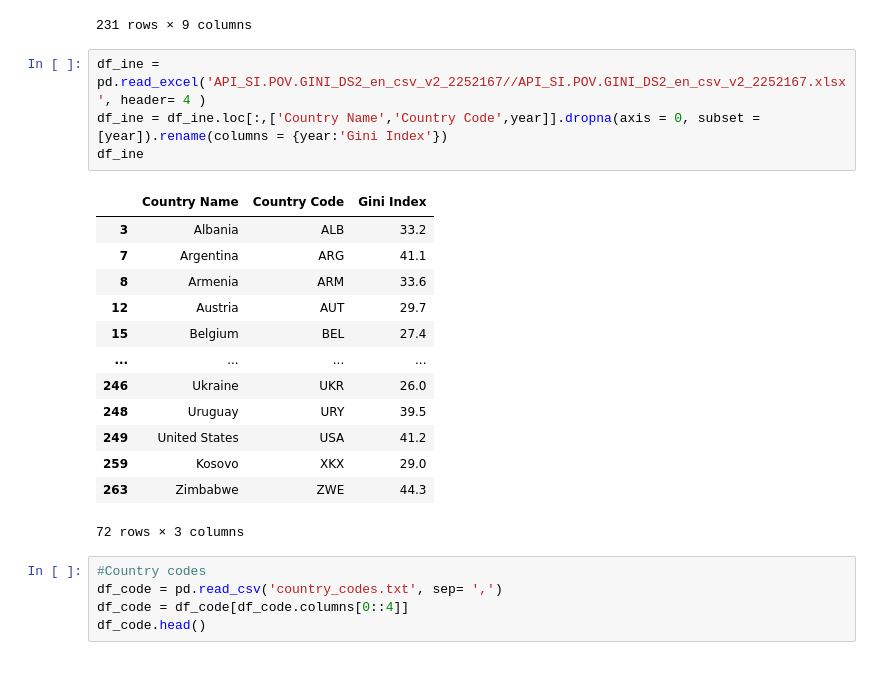
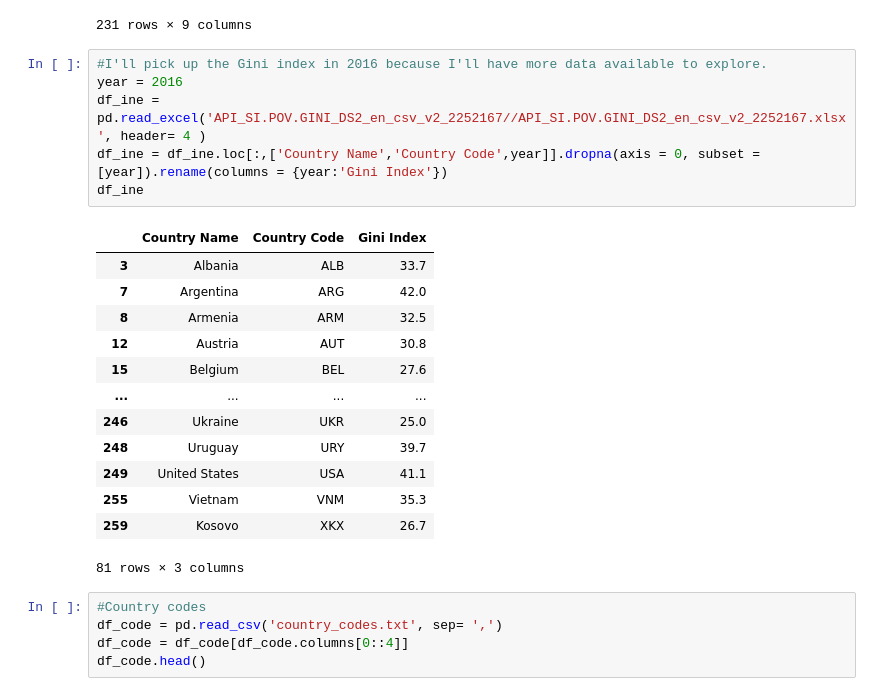
Before and after one commit to LimaRods/Dealing-With-Violence-Through-Economics, a Jupyter notebook: Global Inequality and Homicide Rate.ipynb, the cells around one changed output. Drawn from its saved outputs; the diff is of its cells as text.

```diff
--- a/Global Inequality and Homicide Rate.ipynb
+++ b/Global Inequality and Homicide Rate.ipynb
@@ -43,23 +43,25 @@ df_h_17
 | 6467 | Zimbabwe | ZWE | 2017 | 7.108327 | 13.635122 | 4.923949 | ... |
 231 rows × 9 columns
 # %%
+#I'll pick up the Gini index in 2016 because I'll have more data available to explore.
+year = 2016
 df_ine = pd.read_excel('API_SI.POV.GINI_DS2_en_csv_v2_2252167//API_SI.POV.GINI_DS2_en_csv_v2_2252167.xlsx', header= 4 )
 df_ine = df_ine.loc[:,['Country Name','Country Code',year]].dropna(axis = 0, subset = [year]).rename(columns = {year:'Gini Index'})
 df_ine
 # %% [output]
 |  | Country Name | Country Code | Gini Index |
-| 3 | Albania | ALB | 33.2 |
-| 7 | Argentina | ARG | 41.1 |
-| 8 | Armenia | ARM | 33.6 |
-| 12 | Austria | AUT | 29.7 |
-| 15 | Belgium | BEL | 27.4 |
+| 3 | Albania | ALB | 33.7 |
+| 7 | Argentina | ARG | 42.0 |
+| 8 | Armenia | ARM | 32.5 |
+| 12 | Austria | AUT | 30.8 |
+| 15 | Belgium | BEL | 27.6 |
 | ... | ... | ... | ... |
-| 246 | Ukraine | UKR | 26.0 |
-| 248 | Uruguay | URY | 39.5 |
-| 249 | United States | USA | 41.2 |
-| 259 | Kosovo | XKX | 29.0 |
-| 263 | Zimbabwe | ZWE | 44.3 |
+| 246 | Ukraine | UKR | 25.0 |
+| 248 | Uruguay | URY | 39.7 |
+| 249 | United States | USA | 41.1 |
+| 255 | Vietnam | VNM | 35.3 |
+| 259 | Kosovo | XKX | 26.7 |
-72 rows × 3 columns
+81 rows × 3 columns
 # %%
 #Country codes
 df_code = pd.read_csv('country_codes.txt', sep= ',')
```
Also changed, not shown: parts of 8 cells of this notebook, 2 other files.
